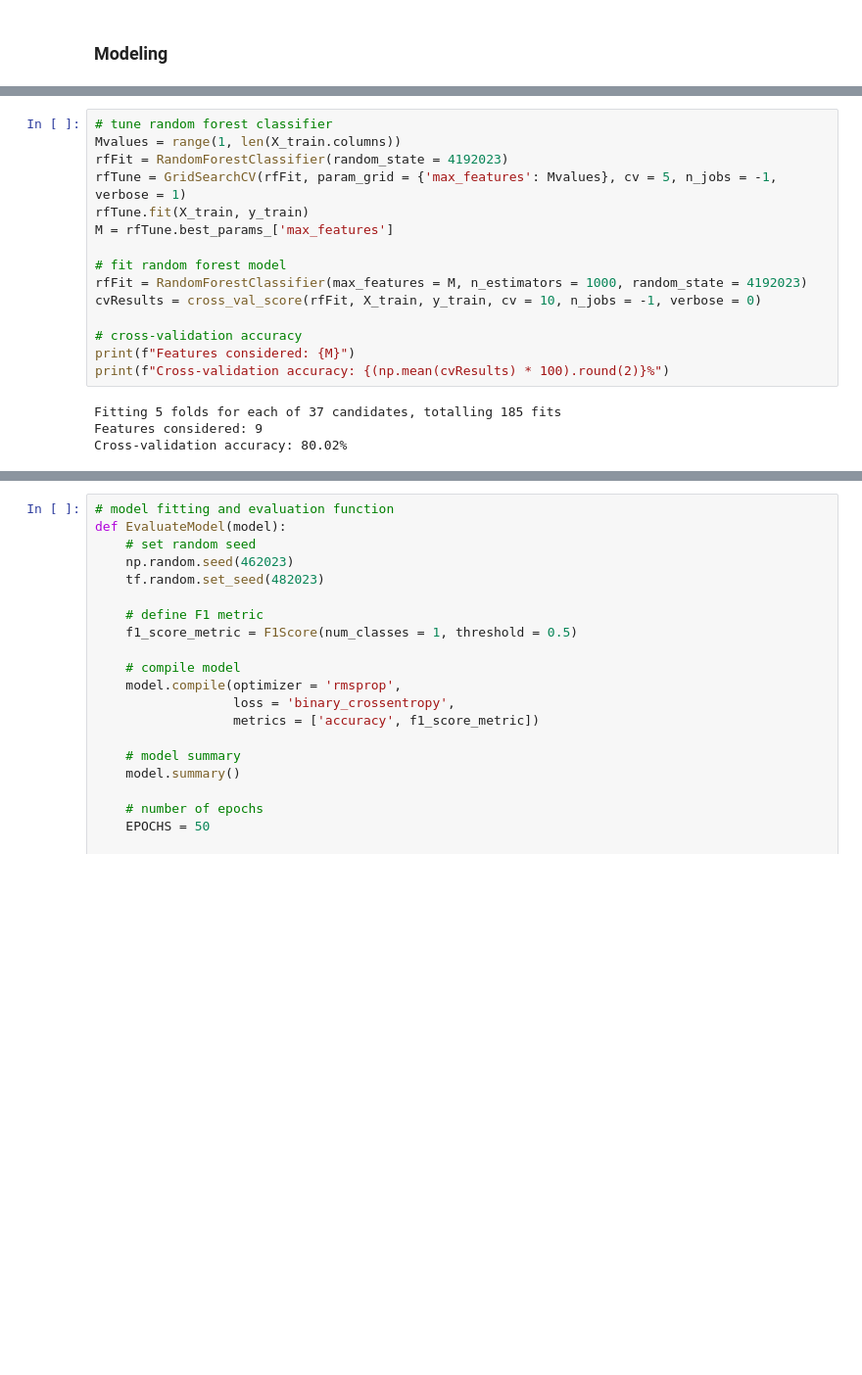
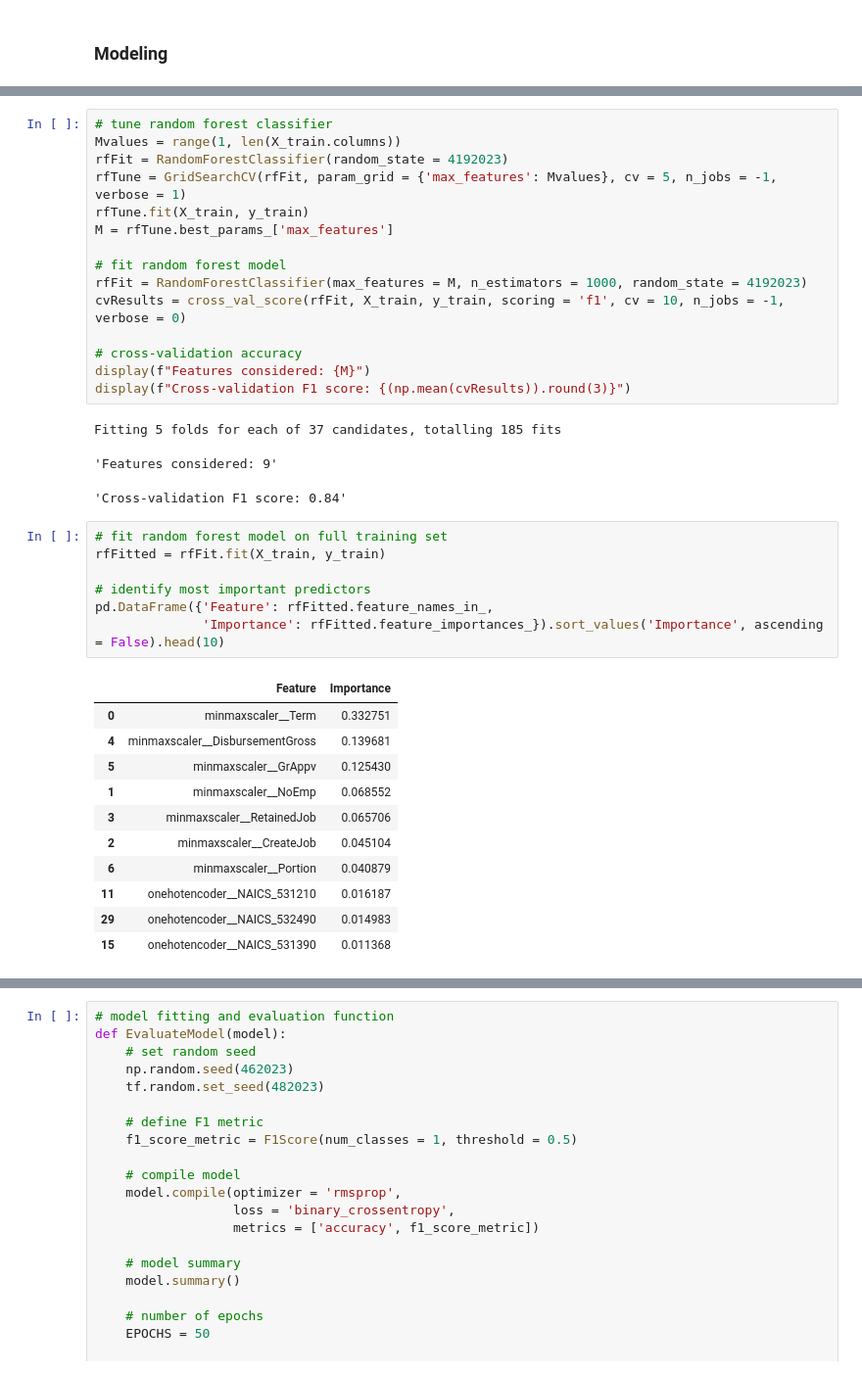
Before and after one commit to akiehl2000/STAA578_Homework, a Jupyter notebook: Homework2/homework2.ipynb, the cells around one changed output, grey strips where cells are left out. Shown: that part at 98% size. Cells and saved outputs as stored; diff of their text form; blank space fills up the shorter version.

Commit message:
Implement F1 score and feature importance for decision trees

```diff
--- a/Homework2/homework2.ipynb
+++ b/Homework2/homework2.ipynb
@@ -167,15 +167,34 @@ M = rfTune.best_params_['max_features']
 
 # fit random forest model
 rfFit = RandomForestClassifier(max_features = M, n_estimators = 1000, random_state = 4192023)
-cvResults = cross_val_score(rfFit, X_train, y_train, cv = 10, n_jobs = -1, verbose = 0)
+cvResults = cross_val_score(rfFit, X_train, y_train, scoring = 'f1', cv = 10, n_jobs = -1, verbose = 0)
 
 # cross-validation accuracy
-print(f"Features considered: {M}")
-print(f"Cross-validation accuracy: {(np.mean(cvResults) * 100).round(2)}%")
+display(f"Features considered: {M}")
+display(f"Cross-validation F1 score: {(np.mean(cvResults)).round(3)}")
 # %% [output]
 Fitting 5 folds for each of 37 candidates, totalling 185 fits
-Features considered: 9
-Cross-validation accuracy: 80.02%
+'Features considered: 9'
+'Cross-validation F1 score: 0.84'
+# %%
+# fit random forest model on full training set
+rfFitted = rfFit.fit(X_train, y_train)
+
+# identify most important predictors
+pd.DataFrame({'Feature': rfFitted.feature_names_in_,
+              'Importance': rfFitted.feature_importances_}).sort_values('Importance', ascending = False).head(10)
+# %% [output]
+|  | Feature | Importance |
+| 0 | minmaxscaler__Term | 0.332751 |
+| 4 | minmaxscaler__DisbursementGross | 0.139681 |
+| 5 | minmaxscaler__GrAppv | 0.125430 |
+| 1 | minmaxscaler__NoEmp | 0.068552 |
+| 3 | minmaxscaler__RetainedJob | 0.065706 |
+| 2 | minmaxscaler__CreateJob | 0.045104 |
+| 6 | minmaxscaler__Portion | 0.040879 |
+| 11 | onehotencoder__NAICS_531210 | 0.016187 |
+| 29 | onehotencoder__NAICS_532490 | 0.014983 |
+| 15 | onehotencoder__NAICS_531390 | 0.011368 |
 # %%
 # tune gradient boosted classifier
 Lvalues = [.001, .01, .1, 1, 10, 100]
```
Also changed, not shown: parts of 3 cells of this notebook.
